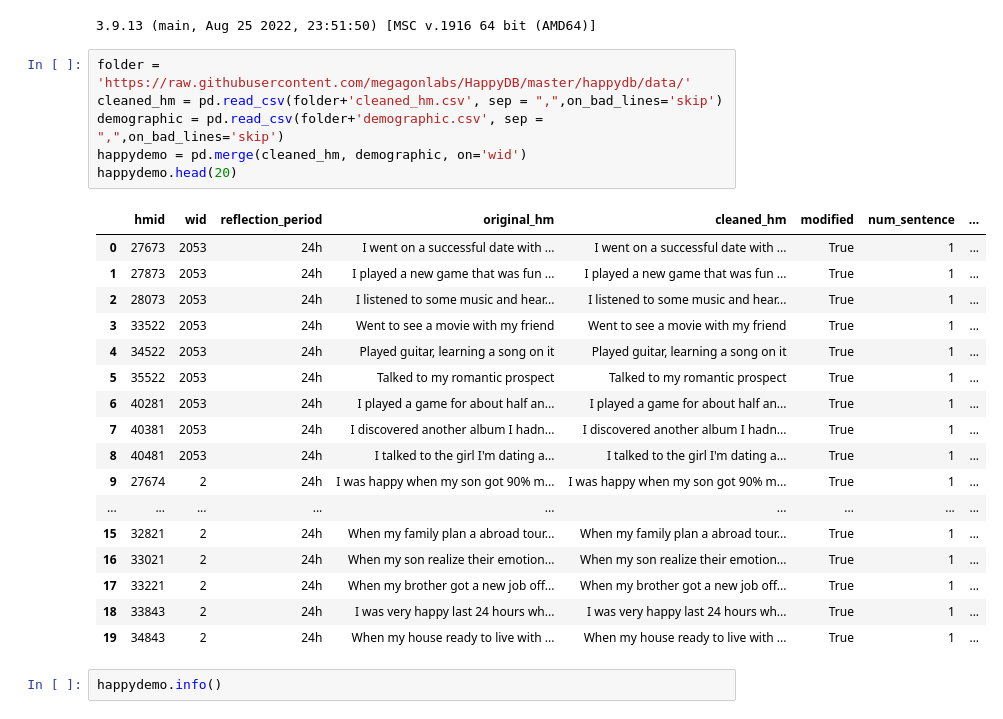
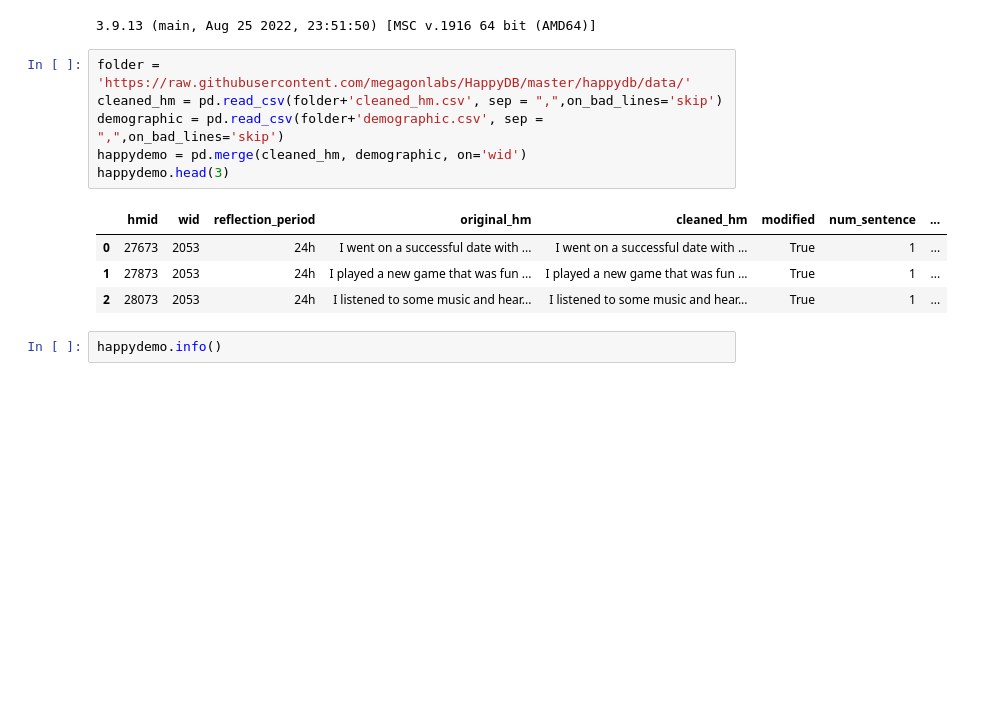
Before and after one commit to TZstatsADS/ads-fall2023-project1-juliamblake1, a Jupyter notebook: doc/project 1 v1.ipynb, the cells around one changed output. Drawn from its saved outputs; the diff is of its cells as text; blank space fills up the shorter version.

```diff
--- a/doc/project 1 v1.ipynb
+++ b/doc/project 1 v1.ipynb
@@ -26,27 +28,14 @@ print(sys.version)
 # %%
 folder = 'https://raw.githubusercontent.com/megagonlabs/HappyDB/master/happydb/data/'
 cleaned_hm = pd.read_csv(folder+'cleaned_hm.csv', sep = ",",on_bad_lines='skip')
 demographic = pd.read_csv(folder+'demographic.csv', sep = ",",on_bad_lines='skip')
 happydemo = pd.merge(cleaned_hm, demographic, on='wid')
-happydemo.head(20)
+happydemo.head(3)
 # %% [output]
 |  | hmid | wid | reflection_period | original_hm | cleaned_hm | modified | num_sentence | ... |
 | 0 | 27673 | 2053 | 24h | I went on a successful date with ... | I went on a successful date with ... | True | 1 | ... |
 | 1 | 27873 | 2053 | 24h | I played a new game that was fun ... | I played a new game that was fun ... | True | 1 | ... |
 | 2 | 28073 | 2053 | 24h | I listened to some music and hear... | I listened to some music and hear... | True | 1 | ... |
-| 3 | 33522 | 2053 | 24h | Went to see a movie with my friend | Went to see a movie with my friend | True | 1 | ... |
-| 4 | 34522 | 2053 | 24h | Played guitar, learning a song on it | Played guitar, learning a song on it | True | 1 | ... |
-| 5 | 35522 | 2053 | 24h | Talked to my romantic prospect | Talked to my romantic prospect | True | 1 | ... |
-| 6 | 40281 | 2053 | 24h | I played a game for about half an... | I played a game for about half an... | True | 1 | ... |
-| 7 | 40381 | 2053 | 24h | I discovered another album I hadn... | I discovered another album I hadn... | True | 1 | ... |
-| 8 | 40481 | 2053 | 24h | I talked to the girl I'm dating a... | I talked to the girl I'm dating a... | True | 1 | ... |
-| 9 | 27674 | 2 | 24h | I was happy when my son got 90% m... | I was happy when my son got 90% m... | True | 1 | ... |
-| ... | ... | ... | ... | ... | ... | ... | ... | ... |
-| 15 | 32821 | 2 | 24h | When my family plan a abroad tour... | When my family plan a abroad tour... | True | 1 | ... |
-| 16 | 33021 | 2 | 24h | When my son realize their emotion... | When my son realize their emotion... | True | 1 | ... |
-| 17 | 33221 | 2 | 24h | When my brother got a new job off... | When my brother got a new job off... | True | 1 | ... |
-| 18 | 33843 | 2 | 24h | I was very happy last 24 hours wh... | I was very happy last 24 hours wh... | True | 1 | ... |
-| 19 | 34843 | 2 | 24h | When my house ready to live with ... | When my house ready to live with ... | True | 1 | ... |
 # %%
 happydemo.info()
 # %% [output]
```
Also changed, not shown: parts of 17 cells of this notebook.
